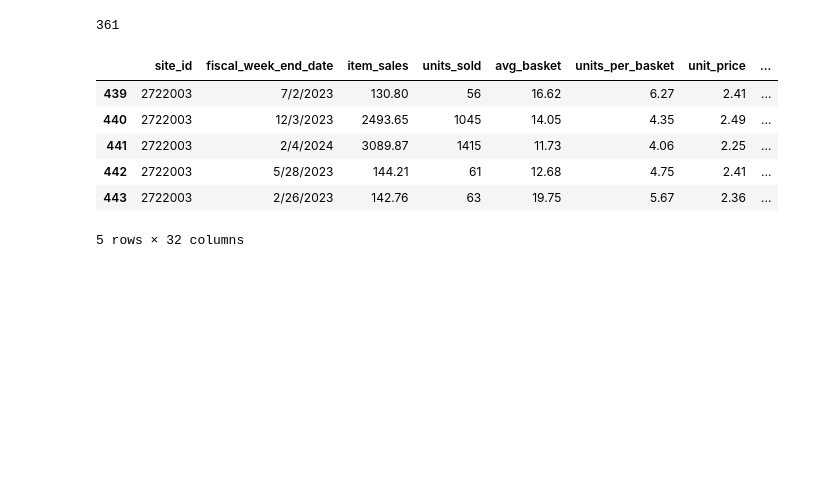
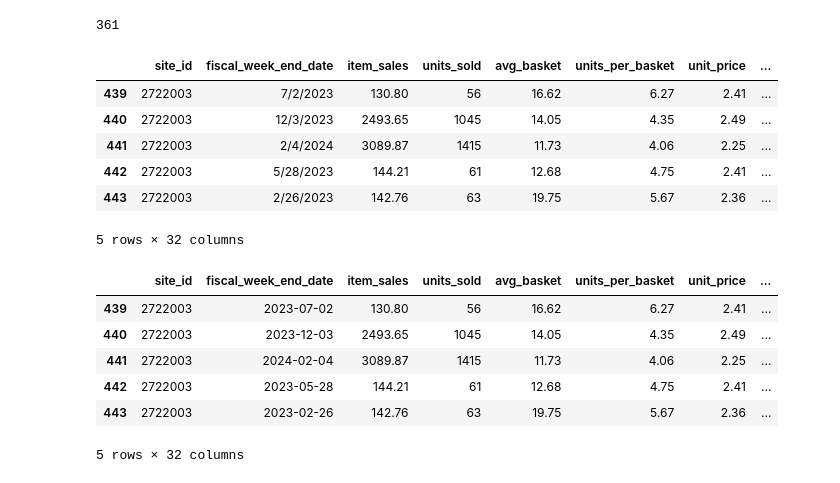
Before and after one commit to MariamAmmar/6644_Final_Project, a Jupyter notebook: Florida_projectgroup39.ipynb, the cells around one changed output. Drawn from its saved outputs; the diff is of its cells as text; code cells hidden in the pictures; blank space fills up the shorter version.

```diff
--- a/Florida_projectgroup39.ipynb
+++ b/Florida_projectgroup39.ipynb
@@ -200,3 +200,16 @@ BU_FLORIDA_data.head()
 | 442 | 2722003 | 5/28/2023 | 144.21 | 61 | 12.68 | 4.75 | 2.41 | ... |
 | 443 | 2722003 | 2/26/2023 | 142.76 | 63 | 19.75 | 5.67 | 2.36 | ... |
 5 rows × 32 columns
+# %%
+# Create column fiscal_week_end_date as a time frame
+
+BU_FLORIDA_data['fiscal_week_end_date'] = pd.to_datetime(BU_FLORIDA_data['fiscal_week_end_date'])
+BU_FLORIDA_data.head()
+# %% [output]
+|  | site_id | fiscal_week_end_date | item_sales | units_sold | avg_basket | units_per_basket | unit_price | ... |
+| 439 | 2722003 | 2023-07-02 | 130.80 | 56 | 16.62 | 6.27 | 2.41 | ... |
+| 440 | 2722003 | 2023-12-03 | 2493.65 | 1045 | 14.05 | 4.35 | 2.49 | ... |
+| 441 | 2722003 | 2024-02-04 | 3089.87 | 1415 | 11.73 | 4.06 | 2.25 | ... |
+| 442 | 2722003 | 2023-05-28 | 144.21 | 61 | 12.68 | 4.75 | 2.41 | ... |
+| 443 | 2722003 | 2023-02-26 | 142.76 | 63 | 19.75 | 5.67 | 2.36 | ... |
+5 rows × 32 columns
```
Also changed, not shown: parts of 3 cells of this notebook.
